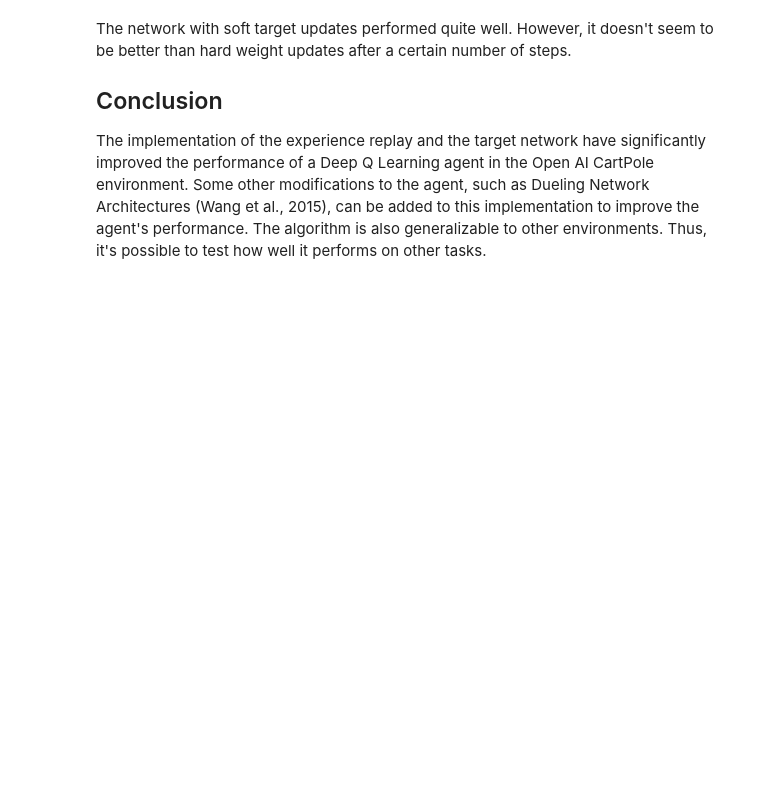
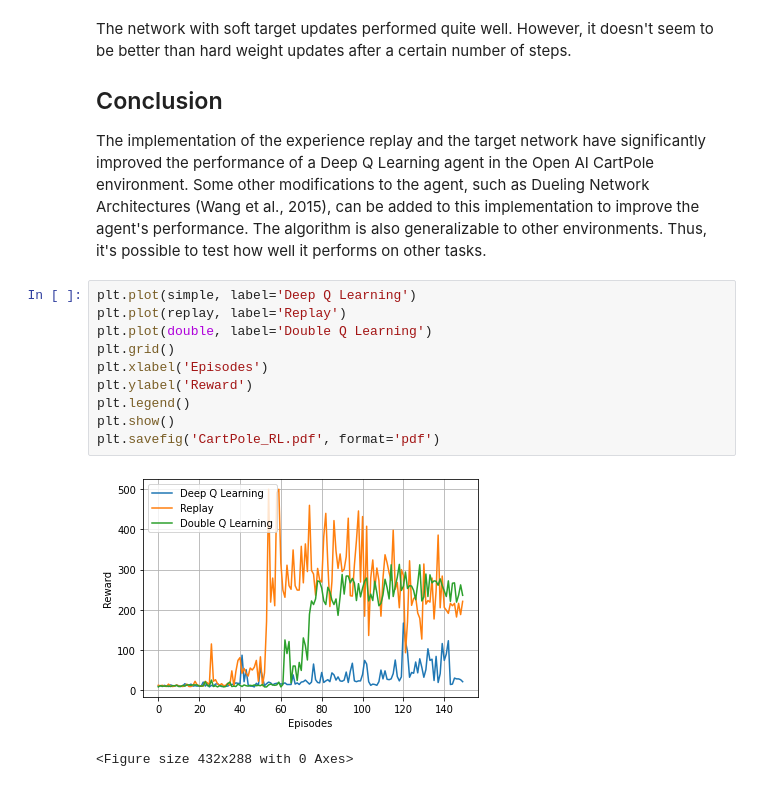
Before and after one commit to marco-milanesi/social-project, a Jupyter notebook: src/RL CartPole/DQL_CartPole.ipynb, the cells around one changed output. Cells and saved outputs as stored; diff of their text form; blank space fills up the shorter version.

Commit message:
adding plot

```diff
--- a/src/RL CartPole/DQL_CartPole.ipynb
+++ b/src/RL CartPole/DQL_CartPole.ipynb
@@ -439,3 +436,16 @@ The network with soft target updates performed quite well. However, it doesn't s
 ## Conclusion
 
 The implementation of the experience replay and the target network have significantly improved the performance of a Deep Q Learning agent in the Open AI CartPole environment. Some other modifications to the agent, such as Dueling Network Architectures (Wang et al., 2015), can be added to this implementation to improve the agent's performance. The algorithm is also generalizable to other environments. Thus, it's possible to test how well it performs on other tasks.
+# %%
+plt.plot(simple, label='Deep Q Learning')
+plt.plot(replay, label='Replay')
+plt.plot(double, label='Double Q Learning')
+plt.grid()
+plt.xlabel('Episodes')
+plt.ylabel('Reward')
+plt.legend()
+plt.show()
+plt.savefig('CartPole_RL.pdf', format='pdf')
+# %% [output]
+[figure, added]
+<Figure size 432x288 with 0 Axes>
```
Also changed, not shown: parts of 7 cells of this notebook.
